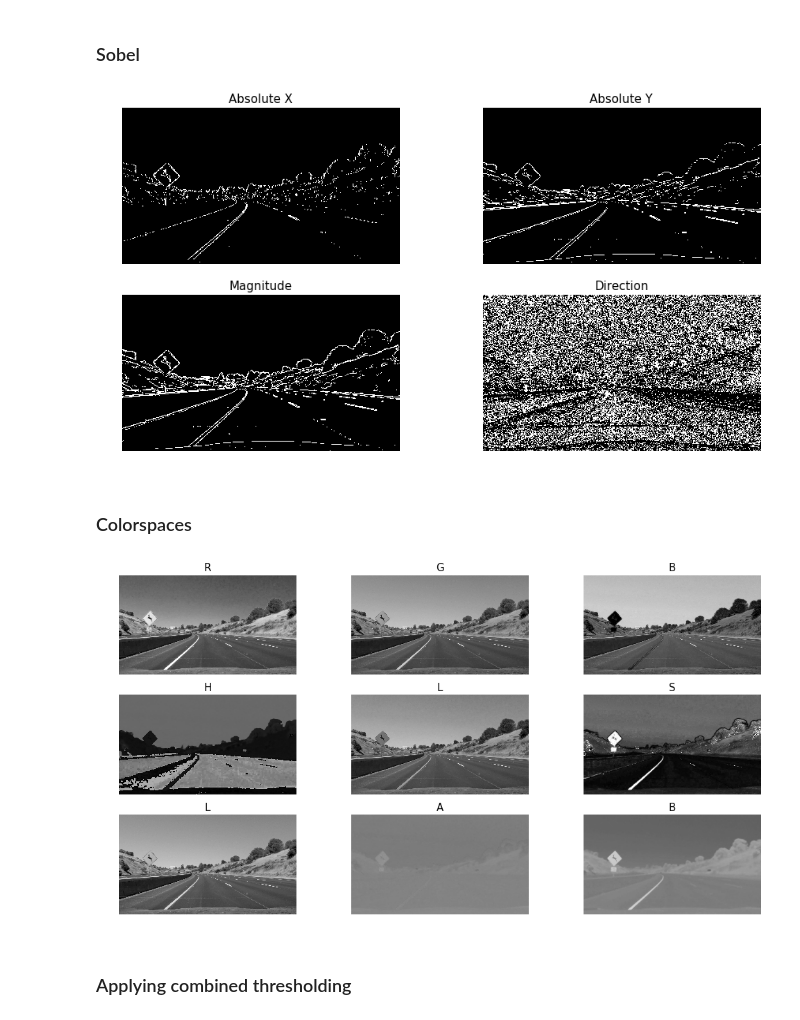
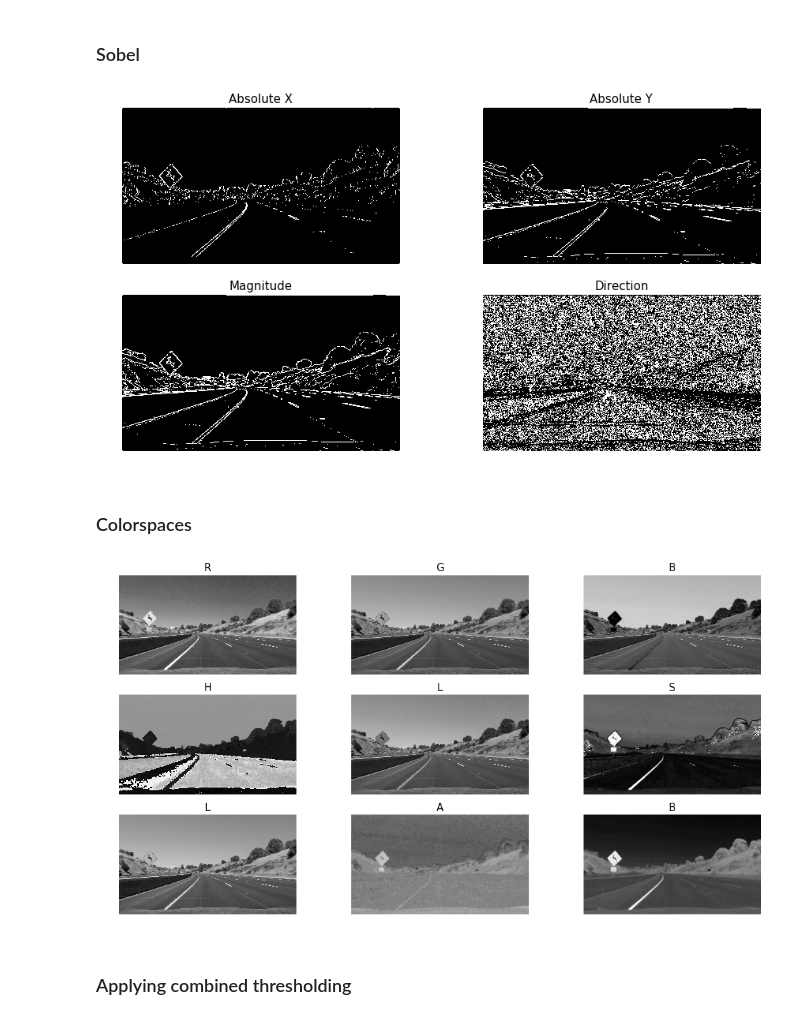
Before and after one commit to ajimenezjulio/P2_Advanced_Lane_Finding, a Jupyter notebook: P2_Advanced_Lane_Finding.ipynb, the cells around one changed output. Drawn from its saved outputs; the diff is of its cells as text; code cells hidden in the pictures.

```diff
--- a/P2_Advanced_Lane_Finding.ipynb
+++ b/P2_Advanced_Lane_Finding.ipynb
@@ -20,6 +26,7 @@ import cv2
 import glob
 import pickle
 import matplotlib.pyplot as plt
+import matplotlib.image as mpimg
 %matplotlib qt
 %matplotlib inline
 
@@ -37,9 +44,11 @@ def get_path_of_images(images_type):
     # Make list of path of images
     if images_type == 'Camera_Calibration':
         return glob.glob('./camera_cal/calibration*.jpg')
+    elif images_type == 'Test':
+        return glob.glob('./Test_Data/test_images/test*.jpg')
 
 
-def display_multiple_images(images, grid_size, fig_size, titles = None):
+def display_multiple_images(images, grid_size, fig_size, titles = None, cmap = None):
     """
     Display multiple figures, each figure may have a
     title.
@@ -57,7 +66,7 @@ def display_multiple_images(images, grid_size, fig_size, titles = None):
         axs[idx].axis('off')
         if titles:
             axs[idx].set_title(titles[idx], fontsize = 15)
-        axs[idx].imshow(cv2.cvtColor(img, cv2.COLOR_BGR2RGB))
+        axs[idx].imshow(img, cmap = cmap)
 
 
 def get_matrices_of_points(images_path, n_corners_x, n_corners_y):
@@ -86,8 +95,8 @@ def get_matrices_of_points(images_path, n_corners_x, n_corners_y):
 
     # Step through the list and search for chessboard corners
     for i, fname in enumerate(images_path):
-        img = cv2.imread(fname)
-        gray = cv2.cvtColor(img,cv2.COLOR_BGR2GRAY)
+        img = mpimg.imread(fname)
+        gray = cv2.cvtColor(img,cv2.COLOR_RGB2GRAY)
 
         # Find the chessboard corners
         ret, corners = cv2.findChessboardCorners(gray, (n_corners_x, n_corners_y), None)
@@ -122,7 +131,7 @@ def calibrate_camera(test_image_path, n_corners_x, n_corners_y):
     objpoints, imgpoints = get_matrices_of_points(images_path, n_corners_x, n_corners_y)
 
     # Get size of the test image
-    img = cv2.imread(test_image_path)
+    img = mpimg.imread(test_image_path)
     img_size = (img.shape[1], img.shape[0])
 
     # Do camera calibration given object points and image points
@@ -178,8 +187,8 @@ display_multiple_images([test_image, img], (1, 2), (15, 5), titles = titles)
 # %% [markdown]
 ### Undistortion applied to test image
 # %%
-test_image_path = "./test_images/test2.jpg"
-test_image = cv2.imread(test_image_path)
+test_image_path = "./Test_Data/test_images/test2.jpg"
+test_image = mpimg.imread(test_image_path)
 
 # Undistort an image
 img = undistort_image(test_image, mtx, dist)
@@ -341,7 +350,7 @@ def sobel_absolute(img, sobel_kernel, threshold):
     abs_sobely = np.uint8(255 * abs_sobely / np.max(abs_sobely))
     # Placeholders
     sxbinary = np.zeros_like(abs_sobelx)
-    sybinary = np.zeros_like(abs_sobelx)
+    sybinary = np.zeros_like(abs_sobely)
     # Binary images
     threshold_min, threshold_max = threshold
     sxbinary[(abs_sobelx >= threshold_min) & (abs_sobelx <= threshold_max)] = 1
@@ -415,14 +424,14 @@ def color_space_transform(img):
         - lab: Image in the LAB colorspace
     """
     # Colorspace transforms
-    rgb = cv2.cvtColor(img, cv2.COLOR_BGR2RGB)
-    hls = cv2.cvtColor(img, cv2.COLOR_BGR2HLS)
-    lab = cv2.cvtColor(img, cv2.COLOR_BGR2LAB)
+    rgb = img
+    hls = cv2.cvtColor(img, cv2.COLOR_RGB2HLS)
+    lab = cv2.cvtColor(img, cv2.COLOR_RGB2LAB)
 
     return rgb, hls, lab
 
 
-def threshold_combined(img, sobel_kernel, sobel_threshold, color_threshold):
+def threshold_combined(img, sobel_kernel, sobel_threshold, hls_threshold, lab_threshold):
     """
     Returns a binary image, made from combining
     sobel and color thresholds.
@@ -431,7 +440,8 @@ def threshold_combined(img, sobel_kernel, sobel_threshold, color_threshold):
         - img: Original image
         - sobel_kernel: Size of the sobel kernel
         - sobel_threshold: Threshold range for sobel operator
-        - color_threshold: Threshold for colorspaces
+        - hls_threshold: Threshold for the hls colorspace
+        - lab_threshold: Threshold for the lab colorspace
 
     Output:
         - binary_combined: Binary image made from sobel and
@@ -446,10 +456,11 @@ def threshold_combined(img, sobel_kernel, sobel_threshold, color_threshold):
     hls = hls[:,:,2]
     lab = lab[:,:,2]
     # Binarize channels
-    threshold_min, threshold_max = color_threshold
     binary_hls = np.zeros_like(absx)
     binary_lab = np.zeros_like(absx)
+    threshold_min, threshold_max = hls_threshold
     binary_hls[(hls >= threshold_min) & (hls <= threshold_max)] = 1
+    threshold_min, threshold_max = lab_threshold
     binary_lab[(lab >= threshold_min) & (lab <= threshold_max)] = 1
 
     # Combine binaries
@@ -460,37 +471,37 @@ def threshold_combined(img, sobel_kernel, sobel_threshold, color_threshold):
 # %% [markdown]
 ### Sobel
 # %%
-test_image_path = "./test_images/test2.jpg"
-test_image = cv2.imread(test_image_path)
+test_image_path = "./Test_Data/test_images/test2.jpg"
+test_image = mpimg.imread(test_image_path)
 
 # Sobel binary images
-images = np.asarray(sobel_binaries(img, 5, (40, 255)))
+images = np.asarray(sobel_binaries(test_image, 5, (40, 255)))
 images = images * 255
 
 # Plot images
 titles = ["Absolute X", "Absolute Y", "Magnitude", "Direction"]
-display_multiple_images(images, (2, 2), (15, 8), titles)
+display_multiple_images(images, (2, 2), (15, 8), titles, cmap = "gray")
 # %% [output]
-[figure, old version]
+[figure, new version]
 # %% [markdown]
 ### Colorspaces
 # %%
-test_image_path = "./test_images/test2.jpg"
-test_image = cv2.imread(test_image_path)
+test_image_path = "./Test_Data/test_images/test2.jpg"
+test_image = mpimg.imread(test_image_path)
 
 # Color space transform
 images = color_space_transform(test_image)
 
 # Keep track of all independent image channels
 img_channels = []
 titles = ["R", "G", "B", "H", "L", "S", "L", "A", "B"]
 for image in images:
     for channel in range(image.ndim):
         img_channels.append(image[:,:,channel])
 
-display_multiple_images(img_channels, (3, 3), (17, 9), titles)
+display_multiple_images(img_channels, (3, 3), (17, 9), titles, cmap = "gray")
 # %% [output]
-[figure, old version]
+[figure, new version]
 # %% [markdown]
 ### Applying combined thresholding
 # %%
```
Also changed, not shown: parts of 18 cells of this notebook, 43 other files.
